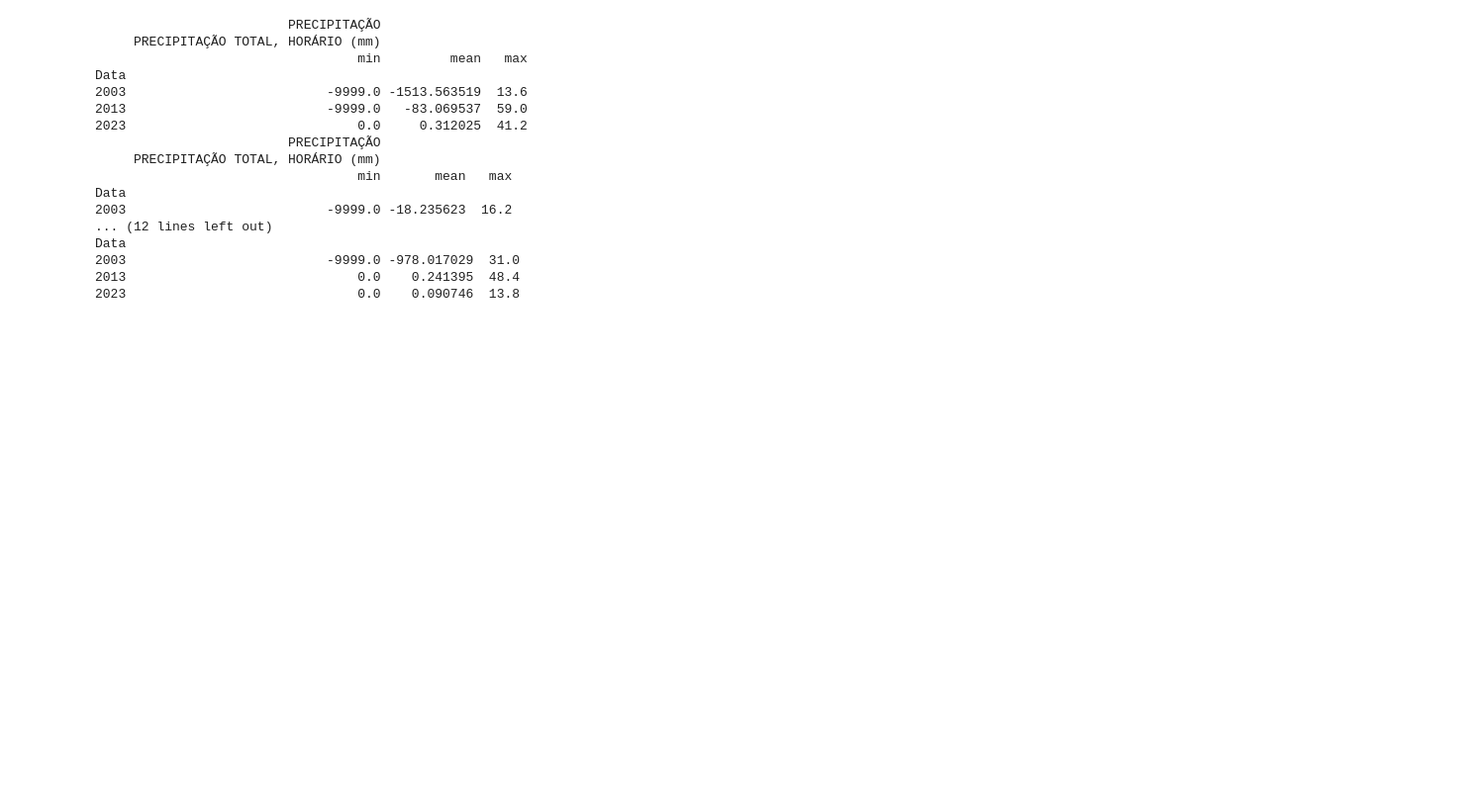
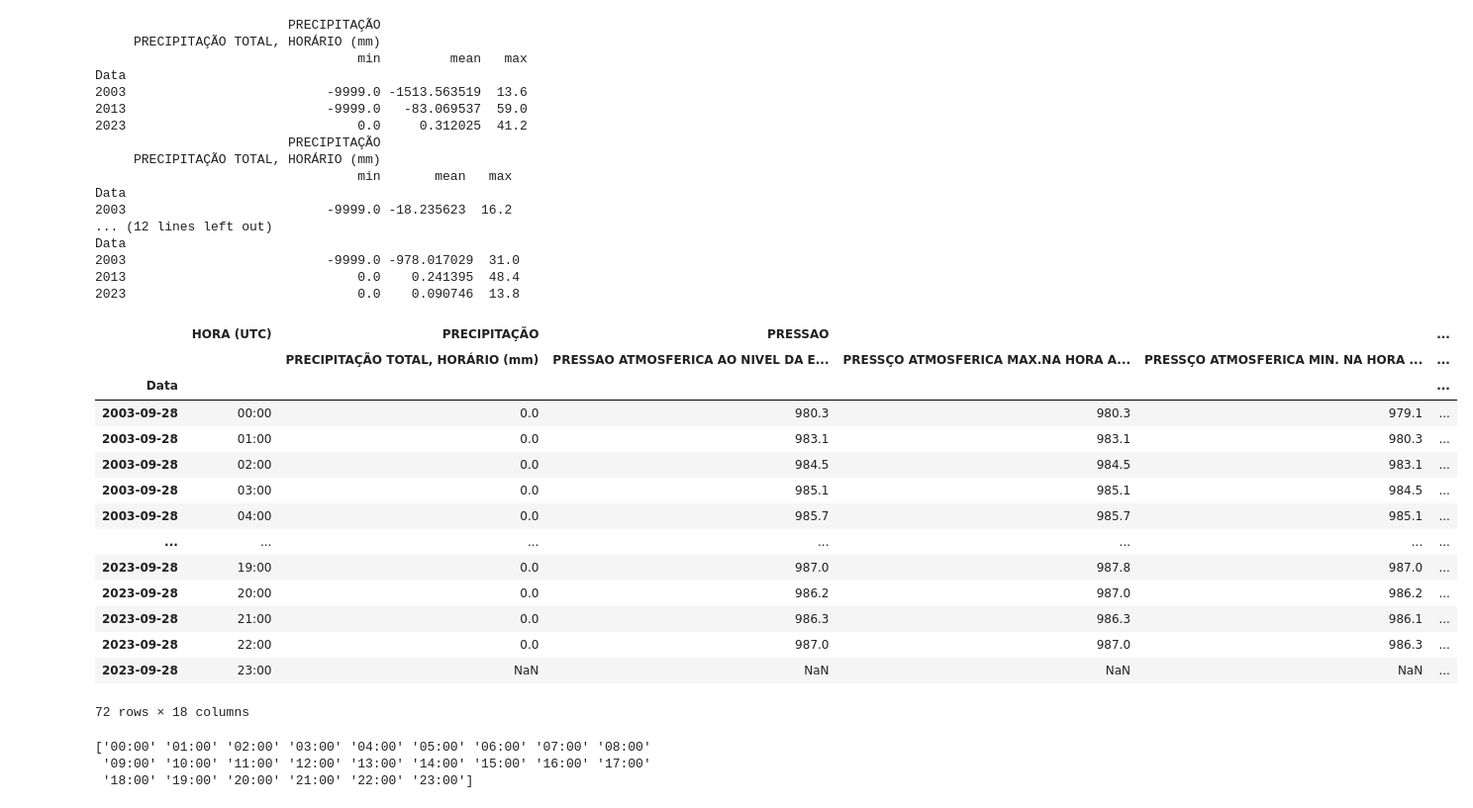
Before and after one commit to TrilhaPython/IP-P008, a Jupyter notebook: IP-P008/p008.ipynb, the cells around one changed output. Shown: that part at 99% size. Drawn from its saved outputs; the diff is of its cells as text; code cells hidden in the pictures; blank space fills up the shorter version.

```diff
--- a/IP-P008/p008.ipynb
+++ b/IP-P008/p008.ipynb
@@ -263,3 +263,30 @@ Data
 2003                          -9999.0 -978.017029  31.0
 2013                              0.0    0.241395  48.4
 2023                              0.0    0.090746  13.8
+# %%
+df_concat_periodo = df_concat.loc[df_concat.index.get_level_values("Data").month == 9]
+df_concat_periodo = df_concat_periodo.loc[df_concat_periodo.index.get_level_values("Data").day == 28]
+df_concat_periodo
+# %% [output]
+|  | HORA (UTC) | PRECIPITAÇÃO | PRESSAO |  |  | ... |
+|  |  | PRECIPITAÇÃO TOTAL, HORÁRIO (mm) | PRESSAO ATMOSFERICA AO NIVEL DA E... | PRESSÇO ATMOSFERICA MAX.NA HORA A... | PRESSÇO ATMOSFERICA MIN. NA HORA ... | ... |
+| Data |  |  |  |  |  | ... |
+| 2003-09-28 | 00:00 | 0.0 | 980.3 | 980.3 | 979.1 | ... |
+| 2003-09-28 | 01:00 | 0.0 | 983.1 | 983.1 | 980.3 | ... |
+| 2003-09-28 | 02:00 | 0.0 | 984.5 | 984.5 | 983.1 | ... |
+| 2003-09-28 | 03:00 | 0.0 | 985.1 | 985.1 | 984.5 | ... |
+| 2003-09-28 | 04:00 | 0.0 | 985.7 | 985.7 | 985.1 | ... |
+| ... | ... | ... | ... | ... | ... | ... |
+| 2023-09-28 | 19:00 | 0.0 | 987.0 | 987.8 | 987.0 | ... |
+| 2023-09-28 | 20:00 | 0.0 | 986.2 | 987.0 | 986.2 | ... |
+| 2023-09-28 | 21:00 | 0.0 | 986.3 | 986.3 | 986.1 | ... |
+| 2023-09-28 | 22:00 | 0.0 | 987.0 | 987.0 | 986.3 | ... |
+| 2023-09-28 | 23:00 | NaN | NaN | NaN | NaN | ... |
+72 rows × 18 columns
+# %%
+# vendo valores de hora
+print((df_concat_periodo)['HORA (UTC)'].unique())
+# %% [output]
+['00:00' '01:00' '02:00' '03:00' '04:00' '05:00' '06:00' '07:00' '08:00'
+ '09:00' '10:00' '11:00' '12:00' '13:00' '14:00' '15:00' '16:00' '17:00'
+ '18:00' '19:00' '20:00' '21:00' '22:00' '23:00']
```
Also changed, not shown: parts of 1 cell of this notebook.
